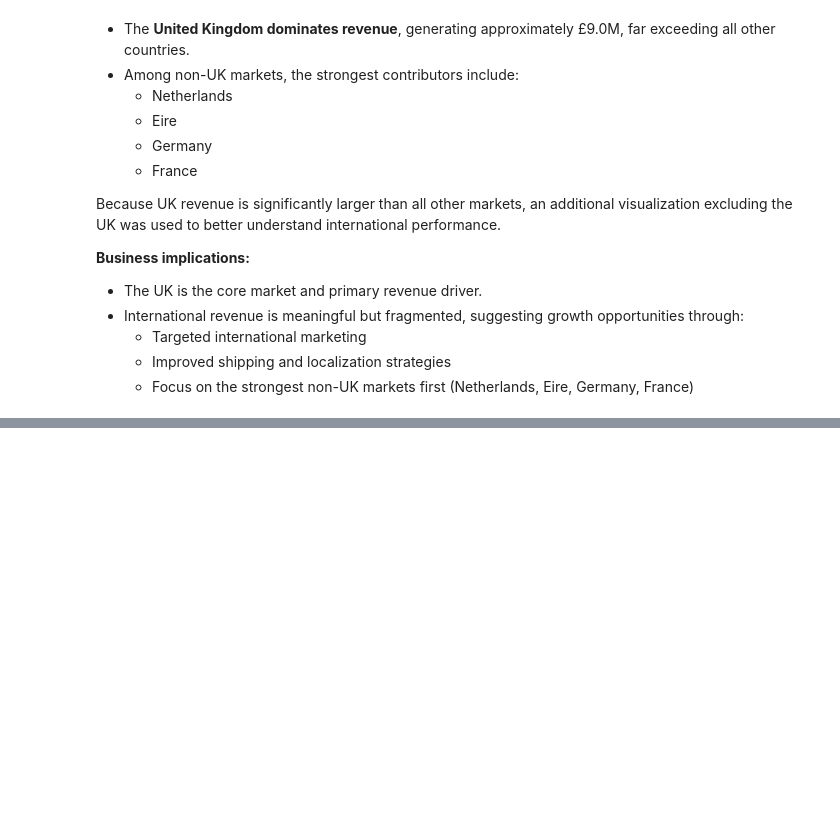
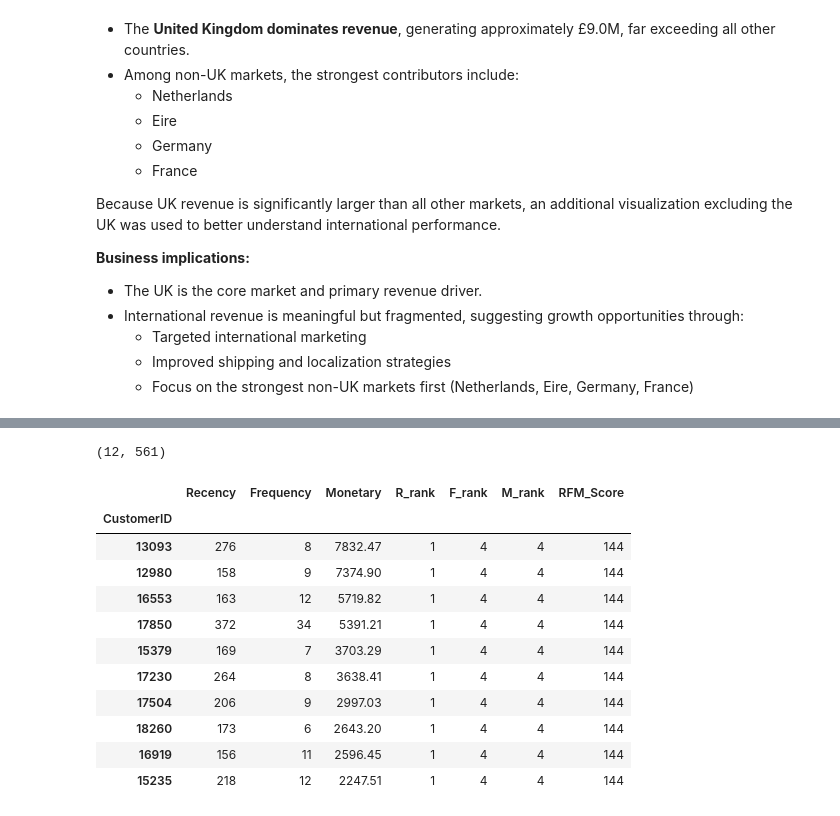
Before and after one commit to rodrigo-gonzalez-data/ecommerce-analysis, a Jupyter notebook: notebooks/exploration.ipynb, the cells around one changed output, grey strips where cells are left out. Cells and saved outputs as stored; diff of their text form; code cells hidden in the pictures; blank space fills up the shorter version.

```diff
--- a/notebooks/exploration.ipynb
+++ b/notebooks/exploration.ipynb
@@ -473,0 +476,4 @@ Because UK revenue is significantly larger than all other markets, an additional
+# %%
+# Snapshot date (1 day after last purchase)
+snapshot_date = df_customers['InvoiceDate'].max() + pd.Timedelta(days=1)
+snapshot_date
@@ -473,0 +482,13 @@ Because UK revenue is significantly larger than all other markets, an additional
+# %%
+# Build RFM table
+rfm = df_customers.groupby('CustomerID').agg({
+    'InvoiceDate': lambda x: (snapshot_date - x.max()).days,  # Recency
+    'InvoiceNo': 'nunique',                                   # Frequency
+    'Revenue': 'sum'                                          # Monetary
+}).rename(columns={
+    'InvoiceDate': 'Recency',
+    'InvoiceNo': 'Frequency',
+    'Revenue': 'Monetary'
+})
+
+rfm.head()
@@ -473,0 +503,8 @@ Because UK revenue is significantly larger than all other markets, an additional
+# %%
+# Create RFM scores (quartiles)
+rfm['R_rank'] = pd.qcut(rfm['Recency'], 4, labels=[4,3,2,1]).astype(int)
+rfm['F_rank'] = pd.qcut(rfm['Frequency'].rank(method='first'), 4, labels=[1,2,3,4]).astype(int)
+rfm['M_rank'] = pd.qcut(rfm['Monetary'], 4, labels=[1,2,3,4]).astype(int)
+
+rfm['RFM_Score'] = rfm['R_rank'].astype(str) + rfm['F_rank'].astype(str) + rfm['M_rank'].astype(str)
+rfm.head()
@@ -473,0 +519,25 @@ Because UK revenue is significantly larger than all other markets, an additional
+# %%
+# Champions: recent, frequent, high spend
+champions = rfm[(rfm['R_rank'] == 1) & (rfm['F_rank'] == 4) & (rfm['M_rank'] == 4)]
+
+# At-risk high-value customers
+at_risk = rfm[(rfm['R_rank'] == 4) & (rfm['M_rank'] == 4)]
+
+len(champions), len(at_risk)
+# %% [output]
+(12, 561)
+# %%
+champions.sort_values('Monetary', ascending=False).head(10)
+# %% [output]
+|  | Recency | Frequency | Monetary | R_rank | F_rank | M_rank | RFM_Score |
+| CustomerID |  |  |  |  |  |  |  |
+| 13093 | 276 | 8 | 7832.47 | 1 | 4 | 4 | 144 |
+| 12980 | 158 | 9 | 7374.90 | 1 | 4 | 4 | 144 |
+| 16553 | 163 | 12 | 5719.82 | 1 | 4 | 4 | 144 |
+| 17850 | 372 | 34 | 5391.21 | 1 | 4 | 4 | 144 |
+| 15379 | 169 | 7 | 3703.29 | 1 | 4 | 4 | 144 |
+| 17230 | 264 | 8 | 3638.41 | 1 | 4 | 4 | 144 |
+| 17504 | 206 | 9 | 2997.03 | 1 | 4 | 4 | 144 |
+| 18260 | 173 | 6 | 2643.20 | 1 | 4 | 4 | 144 |
+| 16919 | 156 | 11 | 2596.45 | 1 | 4 | 4 | 144 |
+| 15235 | 218 | 12 | 2247.51 | 1 | 4 | 4 | 144 |
```
Also changed, not shown: parts of 4 cells of this notebook.
